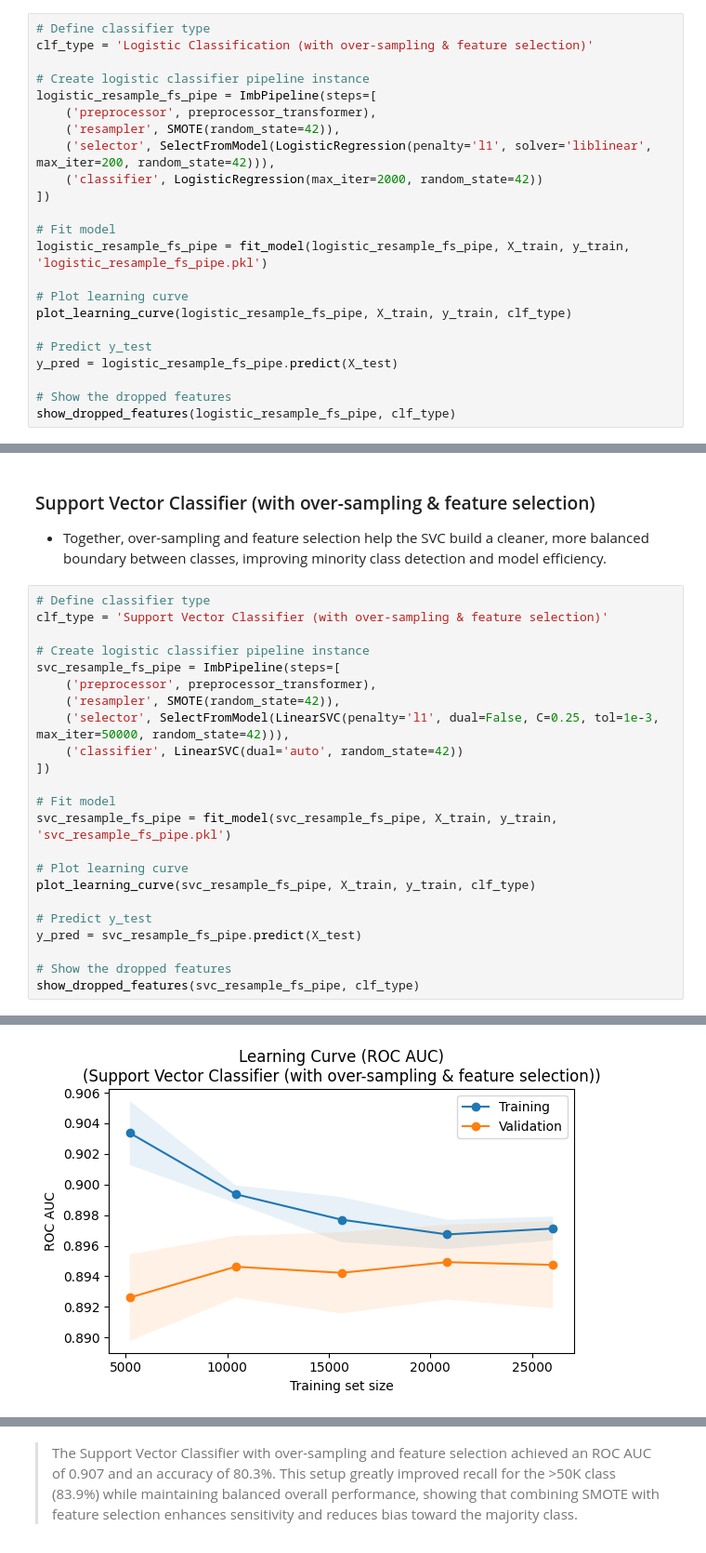
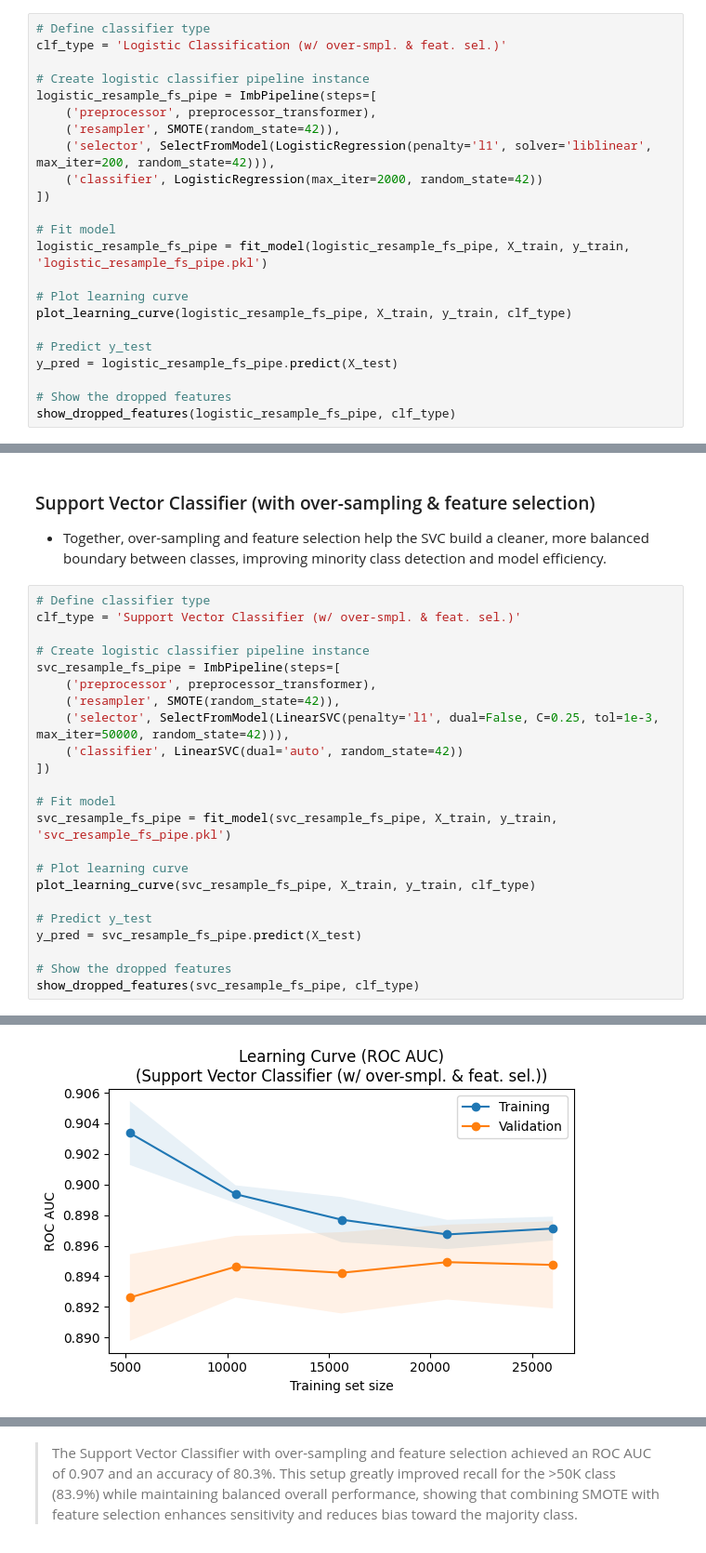
Before and after one commit to ryan-bulger/5509-Final-Project, a Jupyter notebook: 5509_income_modeling.ipynb, the cells around one changed output, grey strips where cells are left out. Shown at 93% size. Cells and saved outputs as stored; diff of their text form.

```diff
--- a/5509_income_modeling.ipynb
+++ b/5509_income_modeling.ipynb
@@ -871,7 +871,7 @@ make_roc_curves(X_test, y_test, base_and_feature_selection_models)
 - Combining over-sampling and feature selection improves balance between classes and simplifies the logistic model, boosting recall for the minority class while keeping overall AUC stable.
 # %%
 # Define classifier type
-clf_type = 'Logistic Classification (with over-sampling & feature selection)'
+clf_type = 'Logistic Classification (w/ over-smpl. & feat. sel.)'
 
 # Create logistic classifier pipeline instance
 logistic_resample_fs_pipe = ImbPipeline(steps=[
@@ -945,7 +945,7 @@ Logistic Classification (with over-sampling & feature selection) Confusion Matri
 - Together, over-sampling and feature selection help the SVC build a cleaner, more balanced boundary between classes, improving minority class detection and model efficiency.
 # %%
 # Define classifier type
-clf_type = 'Support Vector Classifier (with over-sampling & feature selection)'
+clf_type = 'Support Vector Classifier (w/ over-smpl. & feat. sel.)'
 
 # Create logistic classifier pipeline instance
 svc_resample_fs_pipe = ImbPipeline(steps=[
@@ -974,2 +974,2 @@ Support Vector Classifier (with over-sampling & feature selection) Learning Curv
-[figure, old version]
+[figure, new version]
 ==============================================================================================================
```
Also changed, not shown: parts of 35 cells of this notebook, 10 other files.
